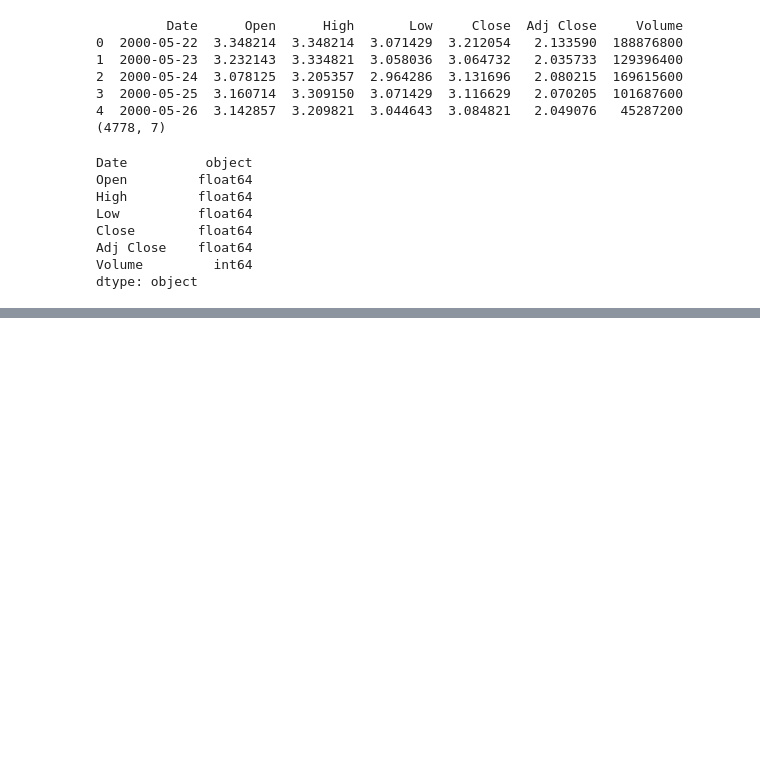
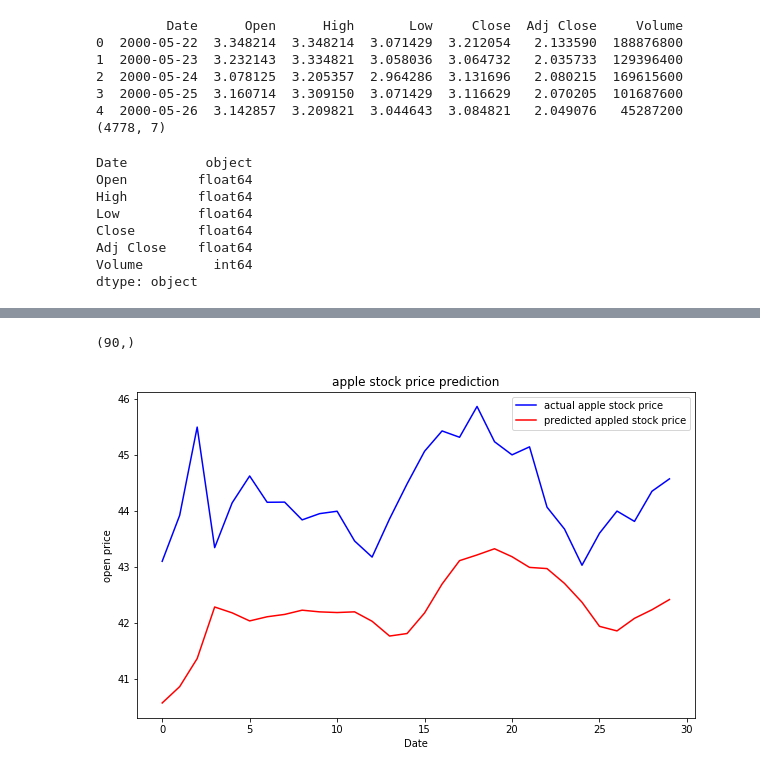
Before and after one commit to thomashuan88/python_ml, a Jupyter notebook: python - time series.ipynb, the cells around one changed output, grey strips where cells are left out. Saved outputs shown, nothing was run; the diff lists cells and outputs as text; code cells hidden in the pictures; blank space fills up the shorter version.

```diff
--- a/python - time series.ipynb
+++ b/python - time series.ipynb
@@ -138,0 +187,30 @@ df_training_scaled = scaler.fit_transform(df_training_processed)
+# %%
+test_inputs = apple_total[len(apple_total) - len(apple_testing_complete) - 60:].values
+print(test_inputs.shape)
+# %% [output]
+(90,)
+# %%
+test_inputs = test_inputs.reshape(-1,1)
+test_inputs = scaler.transform(test_inputs)
+# %%
+test_features = []
+for i in range(60, 90):
+    test_features.append(test_inputs[i-60:i, 0])
+# %%
+test_features = np.array(test_features)
+test_features = np.reshape(test_features, (test_features.shape[0], test_features.shape[1], 1))
+
+predictions = model.predict(test_features)
+
+predictions = scaler.inverse_transform(predictions)
+# %%
+plt.figure(figsize=(10,6))
+plt.plot(apple_testing_processed, color='blue', label='actual apple stock price')
+plt.plot(predictions, color='red', label='predicted appled stock price')
+plt.title('apple stock price prediction')
+plt.xlabel('Date')
+plt.ylabel('open price')
+plt.legend()
+plt.show()
+# %% [output]
+[figure, added]
```
Also changed, not shown: parts of 11 cells of this notebook, 4 other files.
